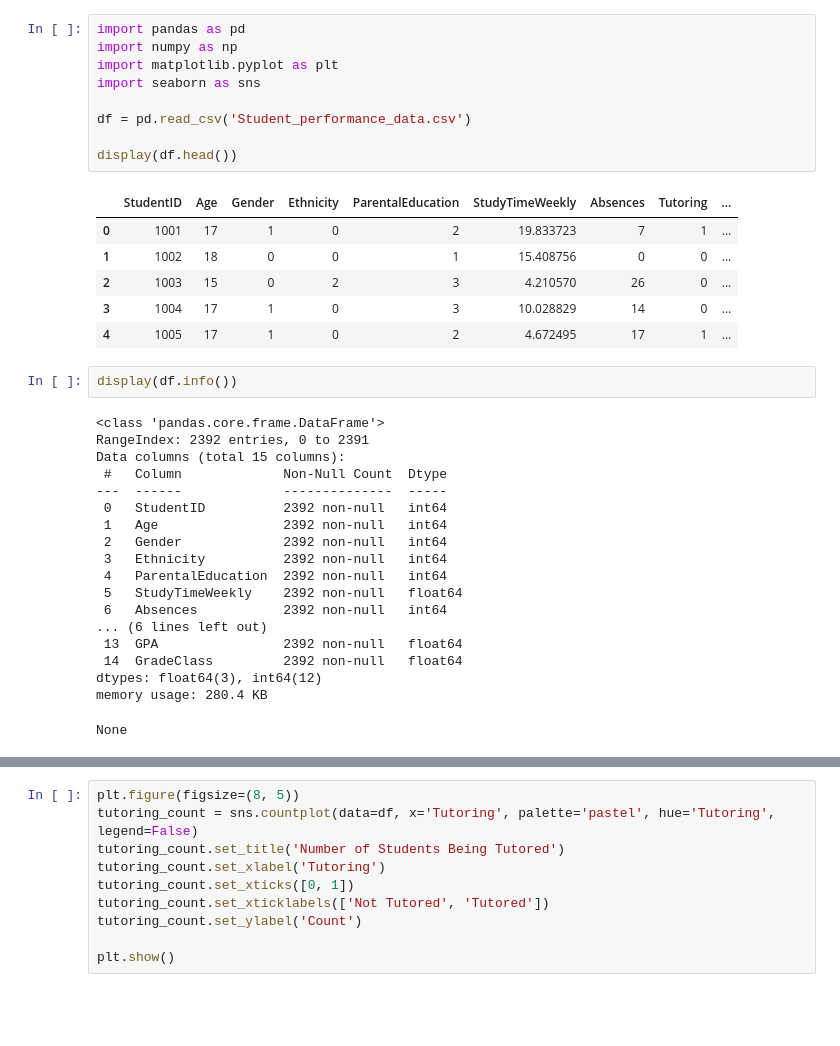
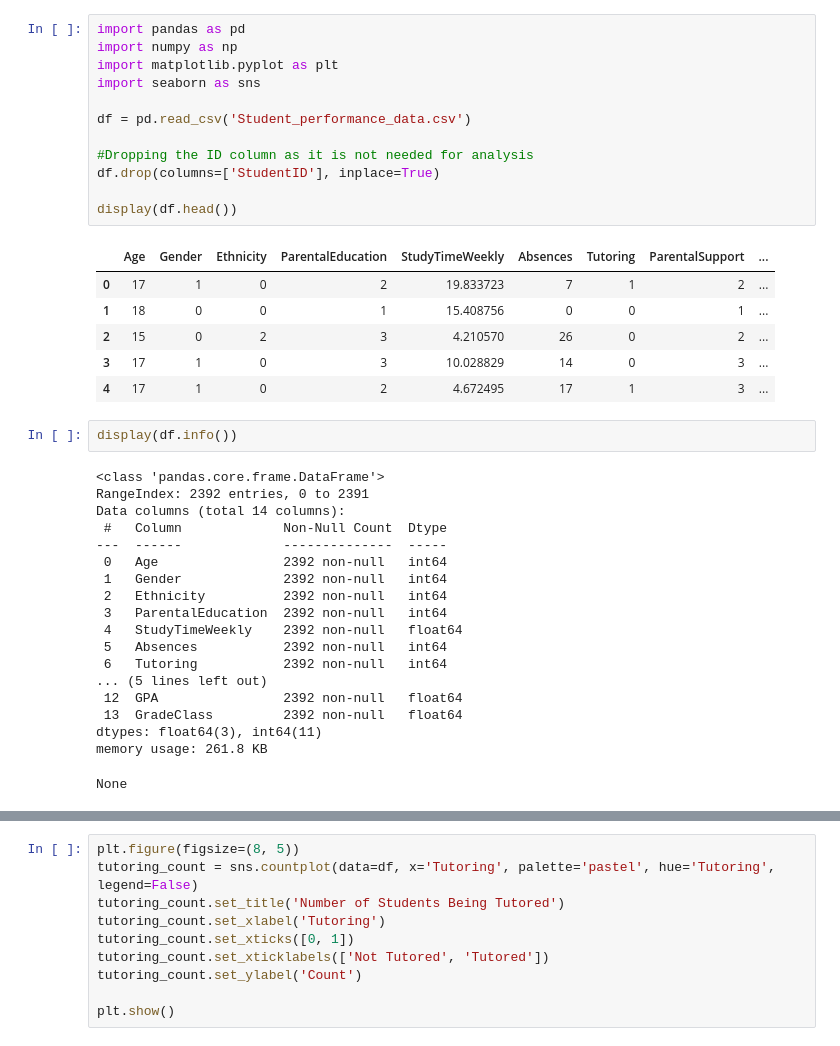
Before and after one commit to Thian0509/MLG382-Guided-Project, a Jupyter notebook: Jupyter_Notebooks/BrightPath_Academy.ipynb, the cells around one changed output, grey strips where cells are left out. Cells and saved outputs as stored; diff of their text form; blank space fills up the shorter version.

```diff
--- a/Jupyter_Notebooks/BrightPath_Academy.ipynb
+++ b/Jupyter_Notebooks/BrightPath_Academy.ipynb
@@ -1,37 +1,40 @@
 # %%
 import pandas as pd
 import numpy as np
 import matplotlib.pyplot as plt
 import seaborn as sns
 
 df = pd.read_csv('Student_performance_data.csv')
 
+#Dropping the ID column as it is not needed for analysis
+df.drop(columns=['StudentID'], inplace=True)
+
 display(df.head())
 # %% [output]
-|  | StudentID | Age | Gender | Ethnicity | ParentalEducation | StudyTimeWeekly | Absences | Tutoring | ... |
-| 0 | 1001 | 17 | 1 | 0 | 2 | 19.833723 | 7 | 1 | ... |
-| 1 | 1002 | 18 | 0 | 0 | 1 | 15.408756 | 0 | 0 | ... |
-| 2 | 1003 | 15 | 0 | 2 | 3 | 4.210570 | 26 | 0 | ... |
-| 3 | 1004 | 17 | 1 | 0 | 3 | 10.028829 | 14 | 0 | ... |
-| 4 | 1005 | 17 | 1 | 0 | 2 | 4.672495 | 17 | 1 | ... |
+|  | Age | Gender | Ethnicity | ParentalEducation | StudyTimeWeekly | Absences | Tutoring | ParentalSupport | ... |
+| 0 | 17 | 1 | 0 | 2 | 19.833723 | 7 | 1 | 2 | ... |
+| 1 | 18 | 0 | 0 | 1 | 15.408756 | 0 | 0 | 1 | ... |
+| 2 | 15 | 0 | 2 | 3 | 4.210570 | 26 | 0 | 2 | ... |
+| 3 | 17 | 1 | 0 | 3 | 10.028829 | 14 | 0 | 3 | ... |
+| 4 | 17 | 1 | 0 | 2 | 4.672495 | 17 | 1 | 3 | ... |
 # %%
 display(df.info())
 # %% [output]
 <class 'pandas.core.frame.DataFrame'>
 RangeIndex: 2392 entries, 0 to 2391
-Data columns (total 15 columns):
+Data columns (total 14 columns):
  #   Column             Non-Null Count  Dtype
 ---  ------             --------------  -----
- 0   StudentID          2392 non-null   int64
- 1   Age                2392 non-null   int64
- 2   Gender             2392 non-null   int64
- 3   Ethnicity          2392 non-null   int64
- 4   ParentalEducation  2392 non-null   int64
- 5   StudyTimeWeekly    2392 non-null   float64
- 6   Absences           2392 non-null   int64
-... (6 lines left out)
- 13  GPA                2392 non-null   float64
- 14  GradeClass         2392 non-null   float64
-dtypes: float64(3), int64(12)
-memory usage: 280.4 KB
+ 0   Age                2392 non-null   int64
+ 1   Gender             2392 non-null   int64
+ 2   Ethnicity          2392 non-null   int64
+ 3   ParentalEducation  2392 non-null   int64
+ 4   StudyTimeWeekly    2392 non-null   float64
+ 5   Absences           2392 non-null   int64
+ 6   Tutoring           2392 non-null   int64
+... (5 lines left out)
+ 12  GPA                2392 non-null   float64
+ 13  GradeClass         2392 non-null   float64
+dtypes: float64(3), int64(11)
+memory usage: 261.8 KB
 None
```
Also changed, not shown: parts of 7 cells of this notebook.
